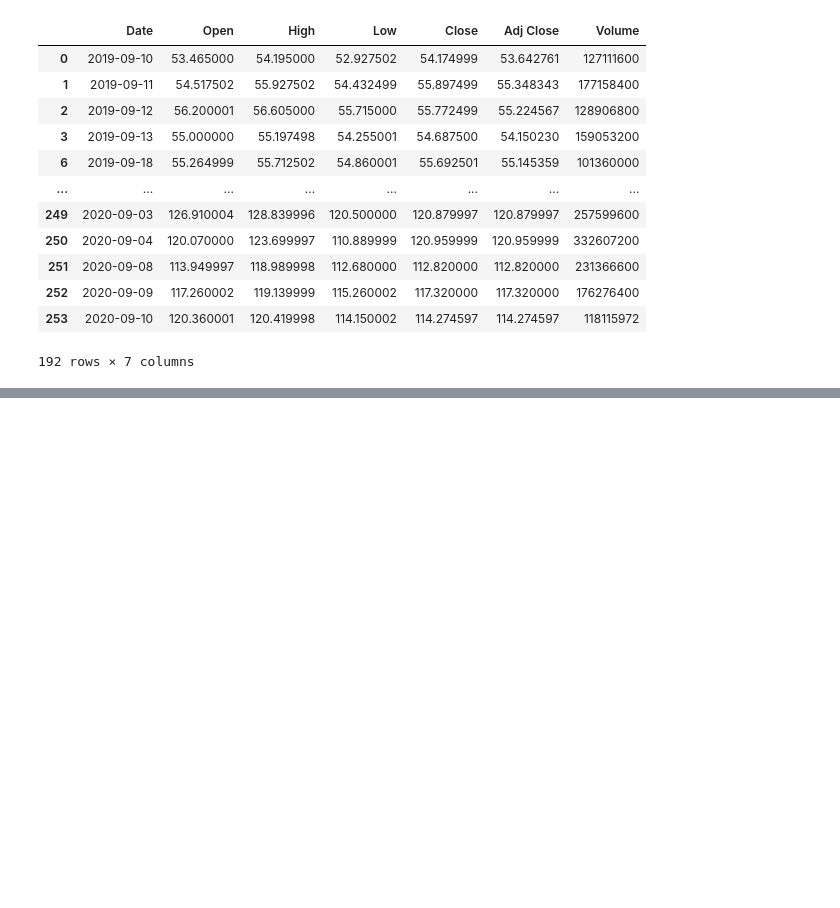
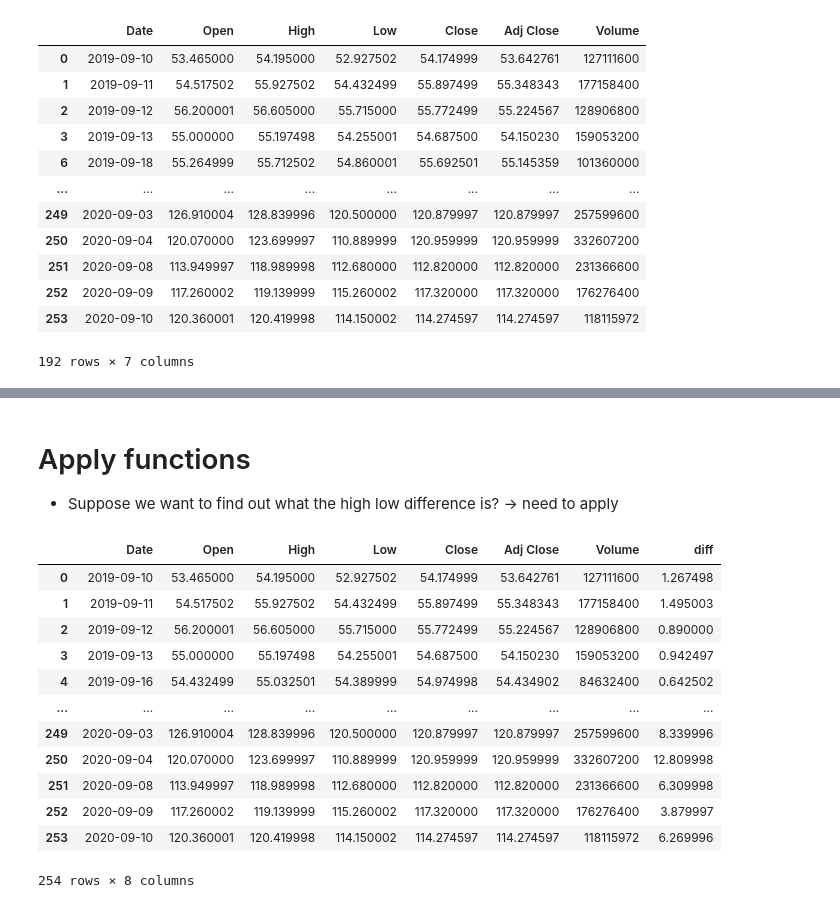
Before and after one commit to chanedwin/finance-data-analysis-python, a Jupyter notebook: notebooks/Notebook 2 - first look at python - AAPL.ipynb, the cells around one changed output, grey strips where cells are left out. Saved outputs shown, nothing was run; the diff lists cells and outputs as text; code cells hidden in the pictures; blank space fills up the shorter version.

```diff
--- a/notebooks/Notebook 2 - first look at python.ipynb
+++ b/notebooks/Notebook 2 - first look at python - AAPL.ipynb
@@ -114,0 +157,21 @@ Num
+# %% [markdown]
+# Apply functions
+* Suppose we want to find out what the high low difference is? -> need to apply
+# %%
+daily_df["diff"] = daily_df.apply(lambda x: x["High"]-x["Low"],axis=1)
+# %%
+daily_df
+# %% [output]
+|  | Date | Open | High | Low | Close | Adj Close | Volume | diff |
+| 0 | 2019-09-10 | 53.465000 | 54.195000 | 52.927502 | 54.174999 | 53.642761 | 127111600 | 1.267498 |
+| 1 | 2019-09-11 | 54.517502 | 55.927502 | 54.432499 | 55.897499 | 55.348343 | 177158400 | 1.495003 |
+| 2 | 2019-09-12 | 56.200001 | 56.605000 | 55.715000 | 55.772499 | 55.224567 | 128906800 | 0.890000 |
+| 3 | 2019-09-13 | 55.000000 | 55.197498 | 54.255001 | 54.687500 | 54.150230 | 159053200 | 0.942497 |
+| 4 | 2019-09-16 | 54.432499 | 55.032501 | 54.389999 | 54.974998 | 54.434902 | 84632400 | 0.642502 |
+| ... | ... | ... | ... | ... | ... | ... | ... | ... |
+| 249 | 2020-09-03 | 126.910004 | 128.839996 | 120.500000 | 120.879997 | 120.879997 | 257599600 | 8.339996 |
+| 250 | 2020-09-04 | 120.070000 | 123.699997 | 110.889999 | 120.959999 | 120.959999 | 332607200 | 12.809998 |
+| 251 | 2020-09-08 | 113.949997 | 118.989998 | 112.680000 | 112.820000 | 112.820000 | 231366600 | 6.309998 |
+| 252 | 2020-09-09 | 117.260002 | 119.139999 | 115.260002 | 117.320000 | 117.320000 | 176276400 | 3.879997 |
+| 253 | 2020-09-10 | 120.360001 | 120.419998 | 114.150002 | 114.274597 | 114.274597 | 118115972 | 6.269996 |
+254 rows × 8 columns
```
Also changed, not shown: parts of 14 cells of this notebook, 1 other file.
